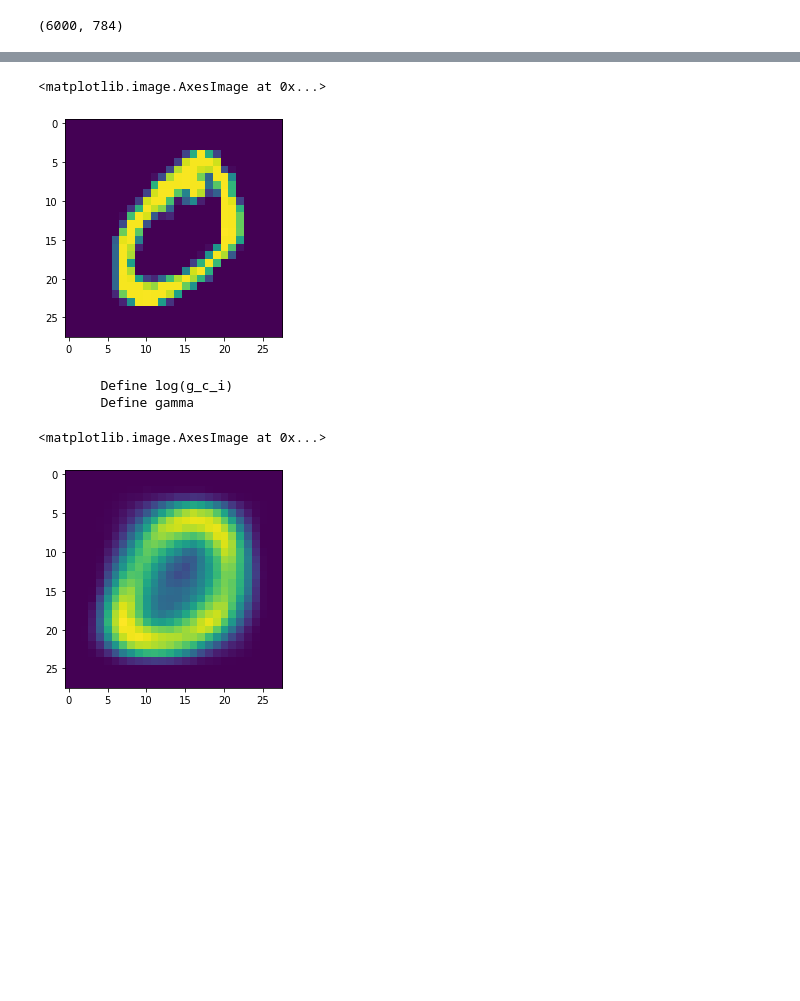
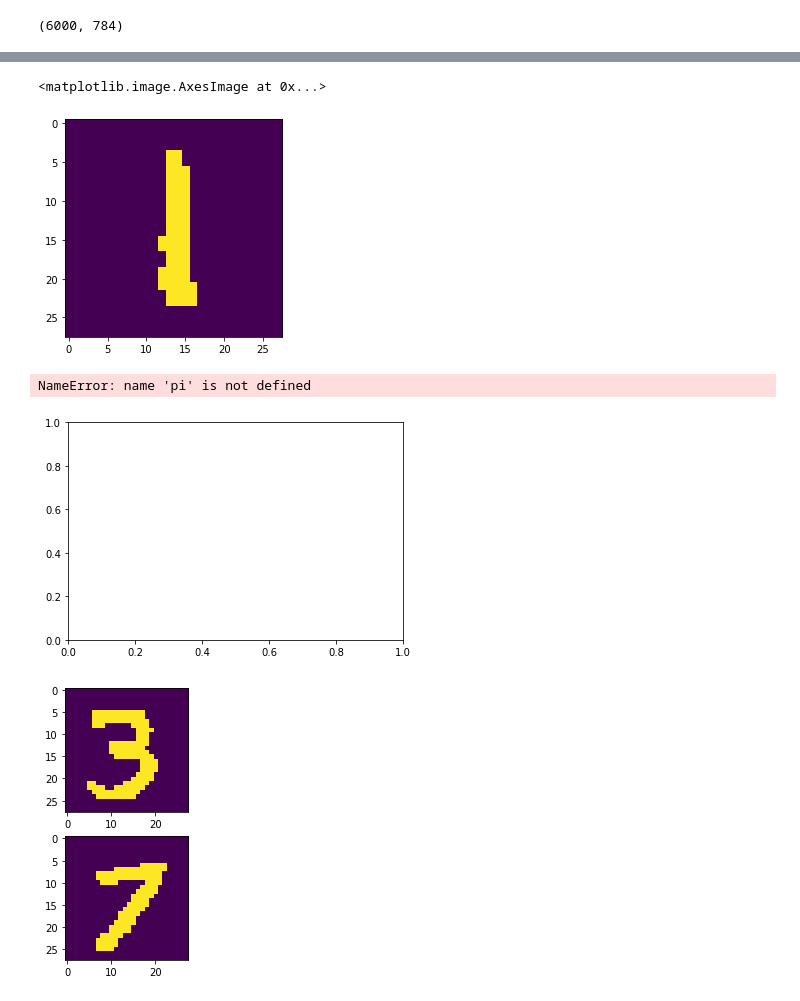
Before and after one commit to JacKira/BayesMethods, a Jupyter notebook: Lab/lab_descr.ipynb, the cells around one changed output, grey strips where cells are left out. Saved outputs shown, nothing was run; the diff lists cells and outputs as text; code cells hidden in the pictures; blank space fills up the shorter version.

```diff
--- a/Lab/lab_descr.ipynb
+++ b/Lab/lab_descr.ipynb
@@ -233,25 +246,14 @@ def compute_vlb(X, pi, mu, gamma):
 
     #         loss += sum_+ np.log(pi[c] + eps)
     loss = 0
-    thr = 0.45 + (n - 1) / 100 # Номер варианта см. список группы
-    X_val = X.copy()
-    mu_val = mu.copy()
-    # X_val[X > thr] = 1
-    # X_val[X < thr] = 0
-    # mu_val[mu > thr] = 1
-    # mu_val[mu < thr] = 0
+
+    # for c in range(C):
+    #     for i in range(D):
+    #         loss += gamma[c][i] * (np.matmul(X_val[i], np.log(mu_val[c] + eps)) + np.matmul((1 - X_val[i]), np.log(1 + eps - mu_val[c]))) + np.log(pi[c] + eps)
+    #     loss -= np.sum(gamma[c] @ np.log(gamma[c] + eps))
 
 
-    for c in range(C):
-        for i in range(D):
-            loss += gamma[c][i] * (np.matmul(X_val[i], np.log(mu_val[c] + eps)) + np.matmul((1 - X_val[i]), np.log(1 + eps - mu_val[c]))) + np.log(pi[c] + eps)
-        loss -= np.sum(gamma[c] @ np.log(gamma[c] + eps))
-
-#     #loss = gamma.T @ np.add((np.matmul(np.log(mu + eps), X.T ) + np.matmul(np.log(1 + eps - mu), (1 - X.T))).T, np.log(pi + eps)).T - gamma.T @ np.log(gamma + eps)
-#    # print(gamma.shape)
-#     print((np.add((np.matmul(np.log(mu + eps), X.T ) + np.matmul(np.log(1 + eps - mu), (1 - X.T))).T, np.log(pi + eps)).T @ gamma).shape)
-#     print((gamma @ np.log(gamma + eps)).shape)
-
+    loss = np.sum(np.add((gamma * (np.log(mu + eps) @  X.T)).T, np.log(pi + eps)).T + gamma * (np.log(1 + eps - mu) @  (1 - X).T )) - np.sum(gamma * np.log(gamma + eps))
     gc.collect()
 
     return np.sum(loss)
@@ -344,7 +346,7 @@ def train_EM(X, C=10, rtol=1e-3, max_iter=10, restarts=10):
                 break
             print(f'Step: {i}')
         if best_loss!=None:
-            if loss>best_loss and (not np.isnan(loss)) and (not any(np.isnan(mu))) and (not any(np.isnan(pi))):
+            if (loss>best_loss) and (not np.isnan(loss)) and (not any(np.isnan(mu))) and (not any(np.isnan(pi))):
                 best_loss = loss
                 best_mu = mu
                 best_pi = pi
@@ -399,7 +401,7 @@ X_train_var.reshape(-1, 28*28).shape
 (6000, 784)
 # %%
 %%time
-losses, pi, mu = train_EM(X_train_var.reshape(-1, 28*28), restarts = 20, max_iter= 20, C = 10, rtol = 1e-6)#, restarts= 100, max_iter = 100, rtol = 1e-6)
+losses, pi, mu = train_EM(X_train_var.reshape(-1, 28*28), restarts = 10, max_iter= 10, C = 10, rtol = 1e-6)#, restarts= 100, max_iter = 100, rtol = 1e-6)
 # %% [output]
 6000
  784
@@ -463,23 +451,29 @@ for i, v in enumerate(mu):
 # %%
-X_test = X_train[1]
-plt.imshow(X_test)
 # %% [output]
 <matplotlib.image.AxesImage at 0x...>
-[figure, old version]
+[figure, new version]
 # %%
-gamma = E_step(np.array([X_test.reshape(28*28)]), pi, mu)
+fig, ax = plt.subplots()
+X_test = X_train_var[:2]
+#plt.imshow(X_test)
+fig, ax = plt.subplots(len(X_test), 1, figsize = (len(X_test) * 5, 5))
+for i, v in enumerate(X_test):
+    ax[i].imshow(v.reshape(28, 28))
 
-new_pi, new_mu = M_step(np.array([X_train.reshape(-1, 28*28)[8]]), gamma)
+gamma = E_step(X_test.reshape(-1,28*28), pi, mu)
 
-pred = mu[np.argmax(new_pi)].reshape(28, 28)
+#new_pi, new_mu = M_step(np.array([X_test.reshape(28*28)]), gamma)
+fig, ax = plt.subplots()
+pred = mu[np.argmax(np.sum(gamma, axis = 0))].reshape(28, 28)
 # pred[pred >= thr] = 1
 # pred[pred < thr] = 0
 plt.imshow(pred)
+print(np.argmax(np.sum(gamma, axis = 0)), '\n', gamma)
+print(pi)
 # %% [output]
-        Define log(g_c_i)
-        Define gamma
+NameError: name 'pi' is not defined
-<matplotlib.image.AxesImage at 0x...>
-[figure, old version]
+[figure, new version]
+[figure, added]
 # %%
 fig, ax = plt.subplots(len(losses['train']), 1, figsize = (10,15  * len(losses['train'])))
 for i, line in enumerate(losses['train']):
```
Also changed, not shown: parts of 8 cells of this notebook.
